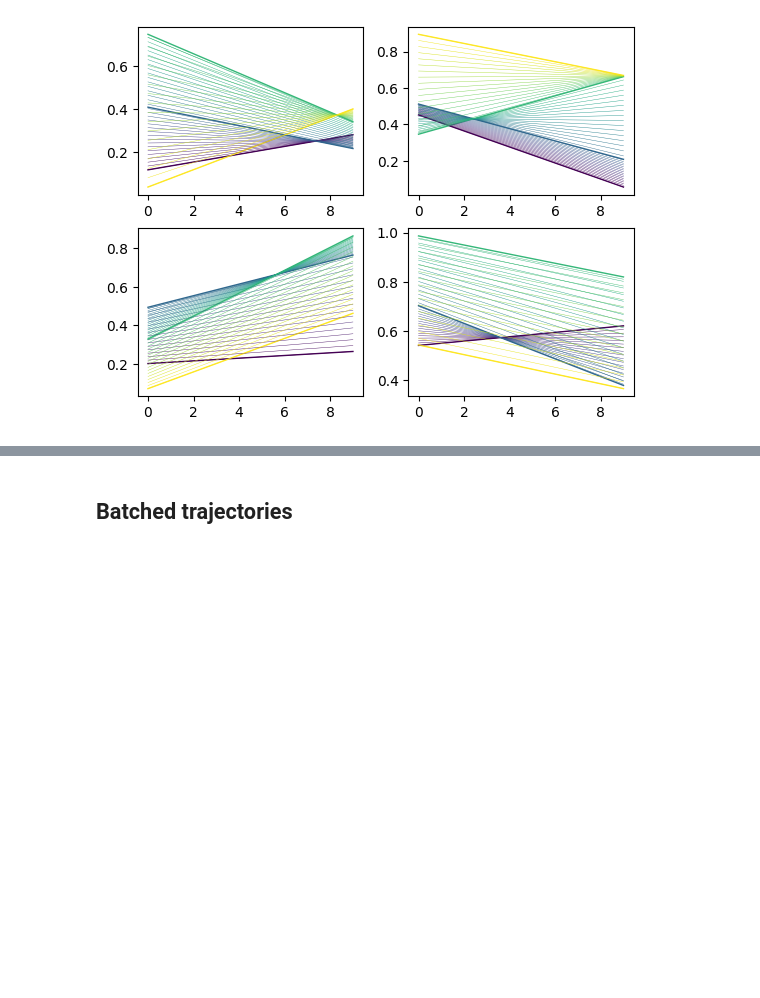
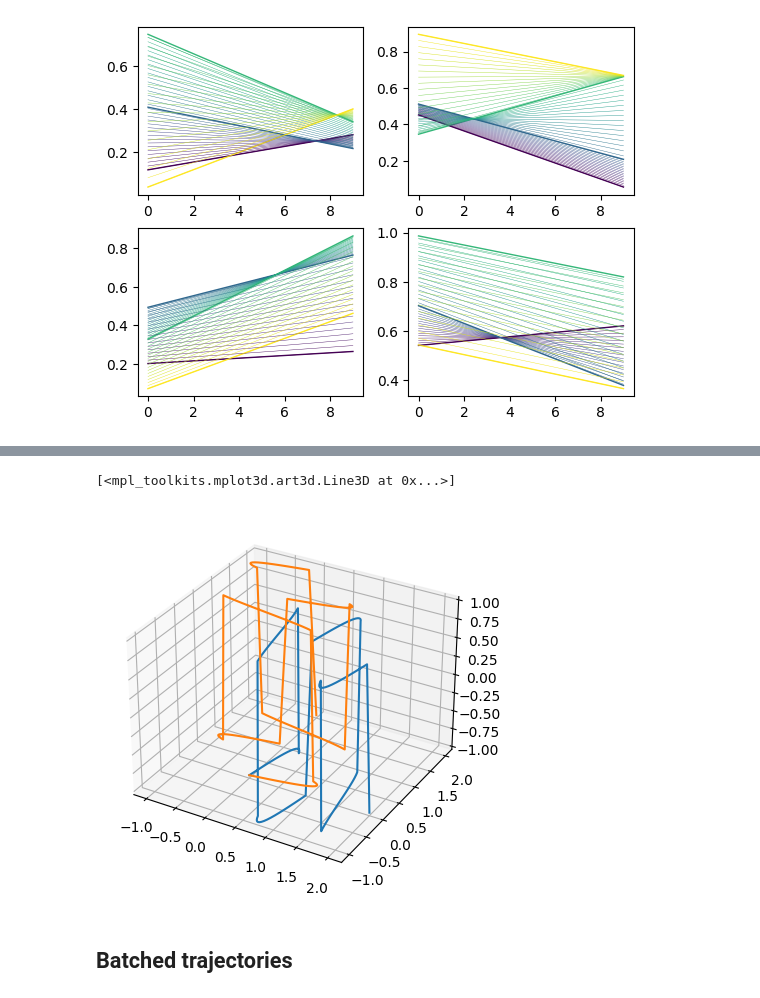
Before and after one commit to domkirke/trajectories, a Jupyter notebook: showcase.ipynb, the cells around one changed output, grey strips where cells are left out. Saved outputs shown, nothing was run; the diff lists cells and outputs as text; code cells hidden in the pictures; blank space fills up the shorter version.

```diff
--- a/showcase.ipynb
+++ b/showcase.ipynb
@@ -208,3 +215,26 @@ plt.show()
+# %%
+# Global dimensionality can be set to avoid the cumbersome dim=** keyword
+tj.GLOBAL_DIM = 3
+
+# original trajectory
+t = np.linspace(0, 1, 100)
+l = tj.Line_(t_range=[0., 1.], y_range=[tj.Origin, [2]], dim=1)
+u = tj.Sin_(freq=2.0, dim=1)
+v = tj.Square_(freq=0.33, dim=1)
+c = l & u & v
+
+# trajectory effects return a new object
+c2 = tj.Scramble(c)
+
+fig = plt.figure()
+ax = fig.add_subplot(1, 1, 1, projection="3d")
+y = c(t)
+ax.plot(y[..., 0], y[..., 1], y[..., 2])
+y2 = c2(t)
+ax.plot(y2[..., 0], y2[..., 1], y2[..., 2])
+# %% [output]
+[<mpl_toolkits.mplot3d.art3d.Line3D at 0x...>]
+[figure, added]
 # %% [markdown]
 ## Batched trajectories
 # %% [markdown]
```
Also changed, not shown: parts of 1 cell of this notebook, 2 other files.
